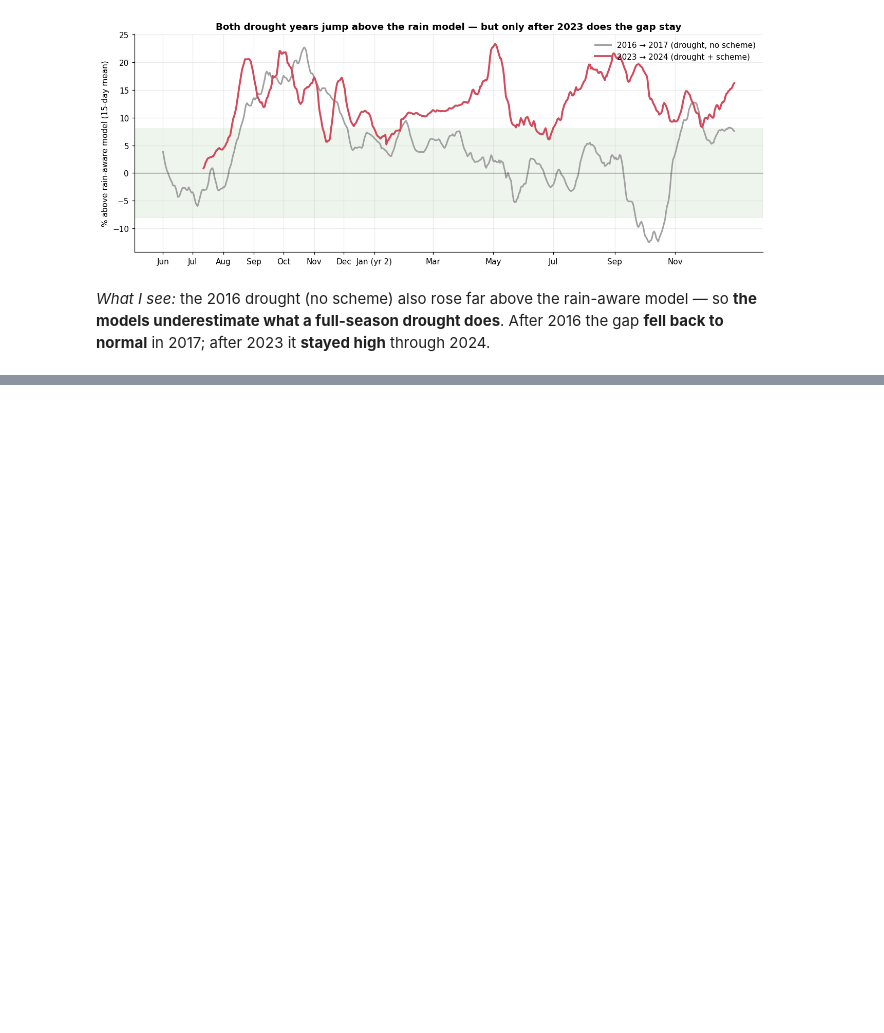
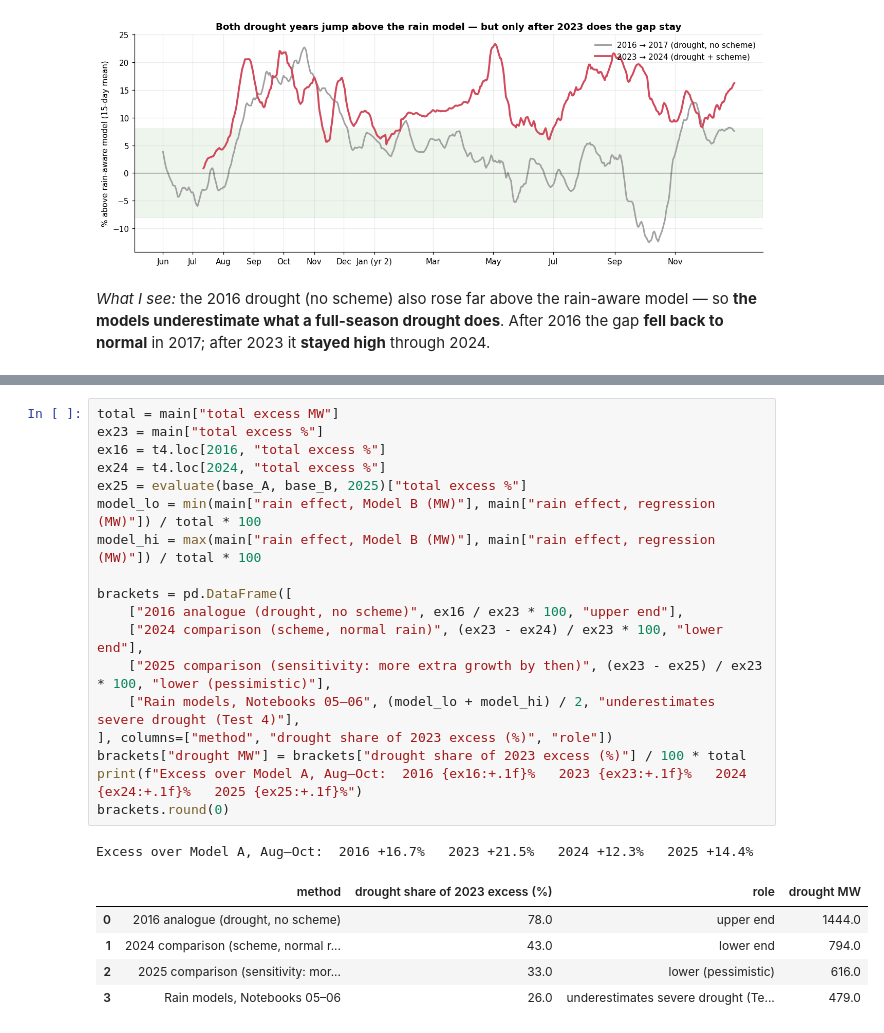
Before and after one commit to aravindanand2019-sudo/karnataka-power-2023, a Jupyter notebook: notebooks/07_robustness_checks.ipynb, the cells around one changed output, grey strips where cells are left out. Drawn from its saved outputs; the diff is of its cells as text; blank space fills up the shorter version.

```diff
--- a/notebooks/07_robustness_checks.ipynb
+++ b/notebooks/07_robustness_checks.ipynb
@@ -230,0 +254,25 @@ Total excess Aug–Oct 2023: 1,860 MW  |  2016 excess: 16.7%  vs 2023: 21.5%
+# %%
+total = main["total excess MW"]
+ex23 = main["total excess %"]
+ex16 = t4.loc[2016, "total excess %"]
+ex24 = t4.loc[2024, "total excess %"]
+ex25 = evaluate(base_A, base_B, 2025)["total excess %"]
+model_lo = min(main["rain effect, Model B (MW)"], main["rain effect, regression (MW)"]) / total * 100
+model_hi = max(main["rain effect, Model B (MW)"], main["rain effect, regression (MW)"]) / total * 100
+
+brackets = pd.DataFrame([
+    ["2016 analogue (drought, no scheme)", ex16 / ex23 * 100, "upper end"],
+    ["2024 comparison (scheme, normal rain)", (ex23 - ex24) / ex23 * 100, "lower end"],
+    ["2025 comparison (sensitivity: more extra growth by then)", (ex23 - ex25) / ex23 * 100, "lower (pessimistic)"],
+    ["Rain models, Notebooks 05–06", (model_lo + model_hi) / 2, "underestimates severe drought (Test 4)"],
+], columns=["method", "drought share of 2023 excess (%)", "role"])
+brackets["drought MW"] = brackets["drought share of 2023 excess (%)"] / 100 * total
+print(f"Excess over Model A, Aug–Oct:  2016 {ex16:+.1f}%   2023 {ex23:+.1f}%   2024 {ex24:+.1f}%   2025 {ex25:+.1f}%")
+brackets.round(0)
+# %% [output]
+Excess over Model A, Aug–Oct:  2016 +16.7%   2023 +21.5%   2024 +12.3%   2025 +14.4%
+|  | method | drought share of 2023 excess (%) | role | drought MW |
+| 0 | 2016 analogue (drought, no scheme) | 78.0 | upper end | 1444.0 |
+| 1 | 2024 comparison (scheme, normal r... | 43.0 | lower end | 794.0 |
+| 2 | 2025 comparison (sensitivity: mor... | 33.0 | lower (pessimistic) | 616.0 |
+| 3 | Rain models, Notebooks 05–06 | 26.0 | underestimates severe drought (Te... | 479.0 |
```
Also changed, not shown: parts of 20 cells of this notebook, 2 other files.
